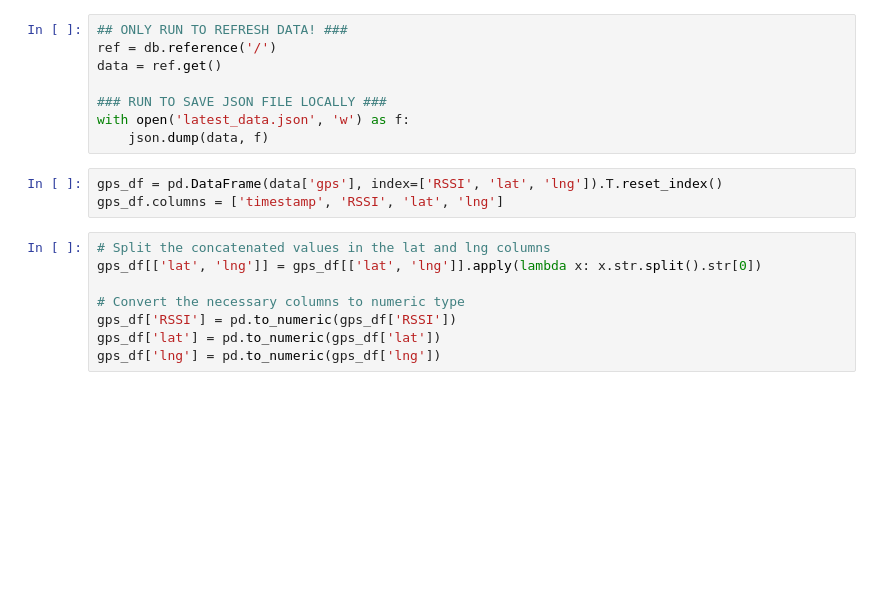
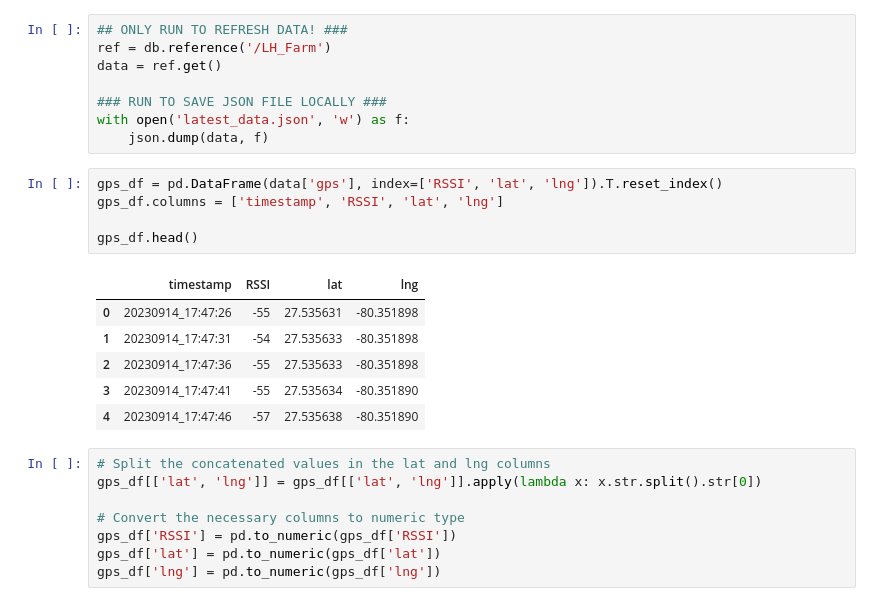
Before and after one commit to wFairmanOlin/HAUCS, a Jupyter notebook: GPS_plot.ipynb, the cells around one changed output. Saved outputs shown, nothing was run; the diff lists cells and outputs as text; blank space fills up the shorter version.

```diff
--- a/GPS_plot.ipynb
+++ b/GPS_plot.ipynb
@@ -23,6 +26,6 @@ except:
 # %%
 ## ONLY RUN TO REFRESH DATA! ###
-ref = db.reference('/')
+ref = db.reference('/LH_Farm')
 data = ref.get()
 
 ### RUN TO SAVE JSON FILE LOCALLY ###
@@ -31,6 +34,15 @@ with open('latest_data.json', 'w') as f:
 # %%
 gps_df = pd.DataFrame(data['gps'], index=['RSSI', 'lat', 'lng']).T.reset_index()
 gps_df.columns = ['timestamp', 'RSSI', 'lat', 'lng']
+
+gps_df.head()
+# %% [output]
+|  | timestamp | RSSI | lat | lng |
+| 0 | 20230914_17:47:26 | -55 | 27.535631 | -80.351898 |
+| 1 | 20230914_17:47:31 | -54 | 27.535633 | -80.351898 |
+| 2 | 20230914_17:47:36 | -55 | 27.535633 | -80.351898 |
+| 3 | 20230914_17:47:41 | -55 | 27.535634 | -80.351890 |
+| 4 | 20230914_17:47:46 | -57 | 27.535638 | -80.351890 |
 # %%
 # Split the concatenated values in the lat and lng columns
 gps_df[['lat', 'lng']] = gps_df[['lat', 'lng']].apply(lambda x: x.str.split().str[0])
```
Also changed, not shown: parts of 5 cells of this notebook, 3 other files.
